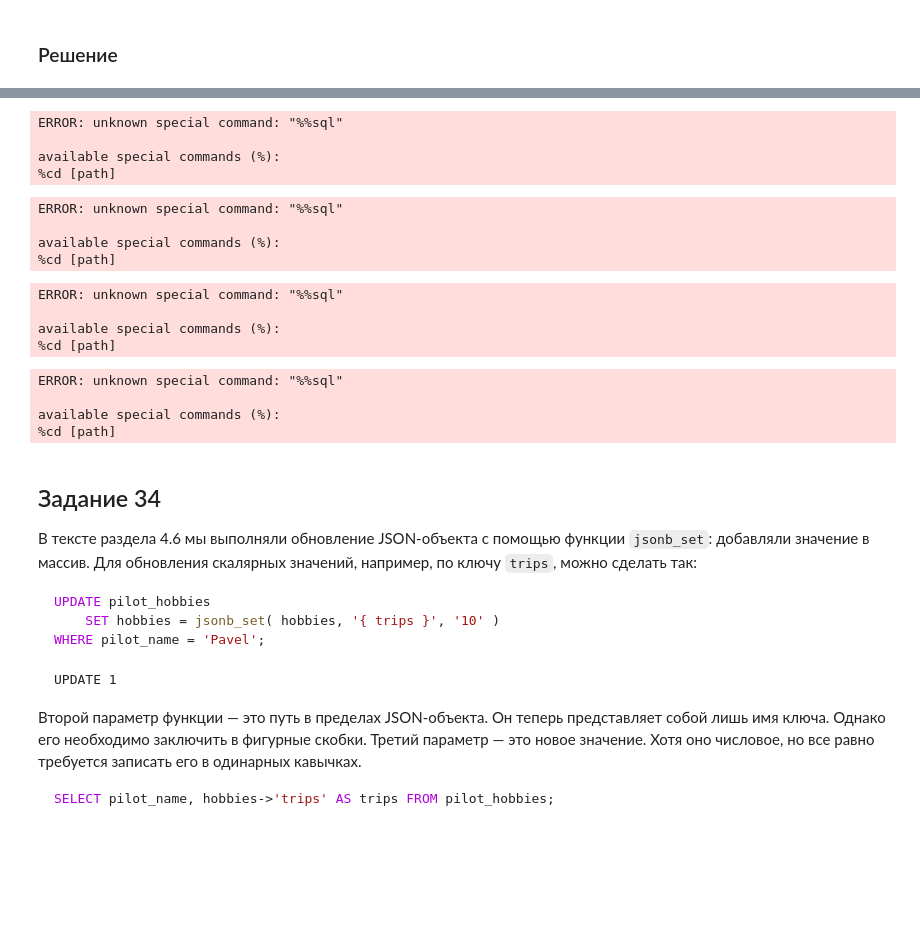
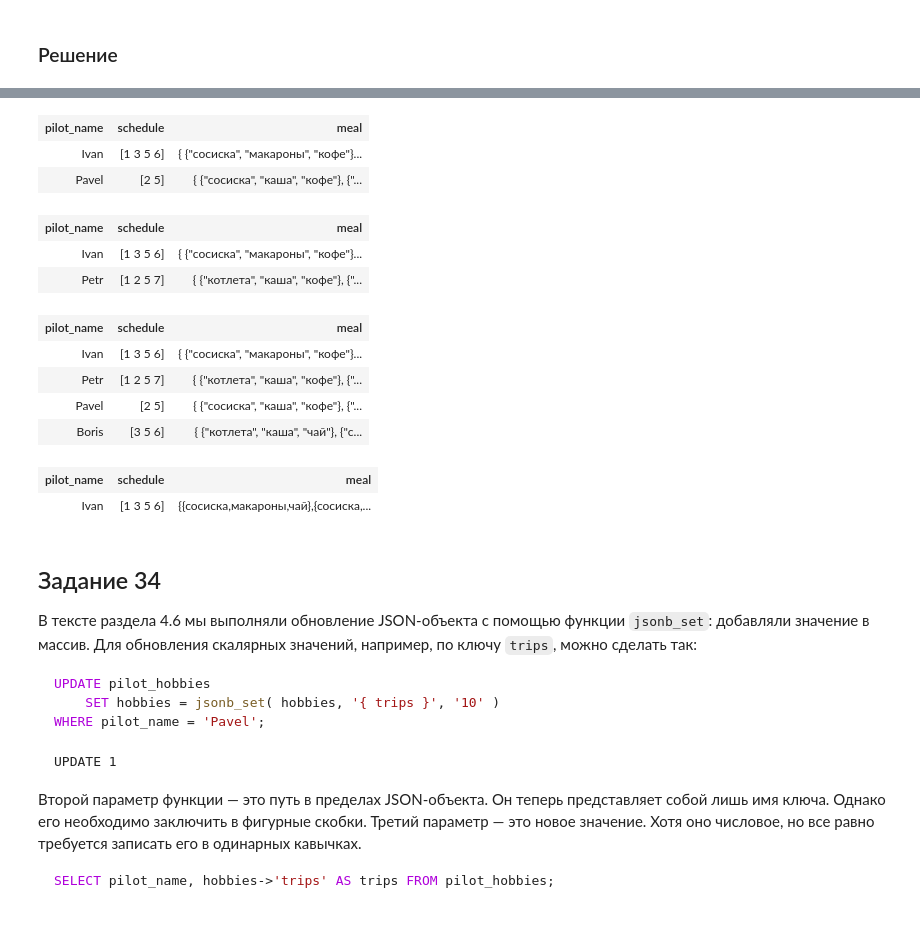
Before and after one commit to vowatchka/postgres_basic, a Jupyter notebook: practices/4_postgres_datatypes/gorm.ipynb, the cells around one changed output, grey strips where cells are left out. Drawn from its saved outputs; the diff is of its cells as text; code cells hidden in the pictures; blank space fills up the shorter version.

```diff
--- a/practices/4_postgres_datatypes/gorm.ipynb
+++ b/practices/4_postgres_datatypes/gorm.ipynb
@@ -3347,41 +3537,43 @@ available special commands (%):
 # %%
-%%sql
-SELECT * FROM pilots WHERE meal[2][2] = 'макароны';
+db.Table(tableName).Where(`(meal::text[][])[2][2] = 'макароны'`).Find(&pilots)
+
+html, _ := table.Table(&pilots, colNames)
+display.HTML(html)
 # %% [output]
-ERROR: unknown special command: "%%sql"
-
-available special commands (%):
-%cd [path]
+| pilot_name | schedule | meal |
+| Ivan | [1 3 5 6] | { {"сосиска", "макароны", "кофе"}... |
+| Pavel | [2 5] | { {"сосиска", "каша", "кофе"}, {"... |
 # %%
-%%sql
-SELECT * FROM pilots WHERE meal[4][2] = 'каша';
+db.Table(tableName).Where(`(meal::text[][])[4][2] = 'каша'`).Find(&pilots)
+
+html, _ := table.Table(&pilots, colNames)
+display.HTML(html)
 # %% [output]
-ERROR: unknown special command: "%%sql"
-
-available special commands (%):
-%cd [path]
+| pilot_name | schedule | meal |
+| Ivan | [1 3 5 6] | { {"сосиска", "макароны", "кофе"}... |
+| Petr | [1 2 5 7] | { {"котлета", "каша", "кофе"}, {"... |
 # %%
-%%sql
-SELECT * FROM pilots WHERE meal @> '{ {"сосиска", "каша", "кофе"} }'::text[][];
+db.Table(tableName).Where(`meal::text[][] @> '{ {"сосиска", "каша", "кофе"} }'`).Find(&pilots)
+
+html, _ := table.Table(&pilots, colNames)
+display.HTML(html)
 # %% [output]
-ERROR: unknown special command: "%%sql"
-
-available special commands (%):
-%cd [path]
+| pilot_name | schedule | meal |
+| Ivan | [1 3 5 6] | { {"сосиска", "макароны", "кофе"}... |
+| Petr | [1 2 5 7] | { {"котлета", "каша", "кофе"}, {"... |
+| Pavel | [2 5] | { {"сосиска", "каша", "кофе"}, {"... |
+| Boris | [3 5 6] | { {"котлета", "каша", "чай"}, {"с... |
 # %%
-%%sql
-UPDATE pilots
-SET
-    meal = array_replace(meal, 'кофе'::text, 'чай'::text)
-WHERE
-    pilot_name = 'Ivan';
+predicate := &Pilot{PilotName: "Ivan"}
 
-SELECT * FROM pilots WHERE pilot_name = 'Ivan';
+db.Table(tableName).Where(predicate).Update("meal", gorm.Expr(`array_replace(meal::text[][], 'кофе'::text, 'чай'::text)`))
+db.Table(tableName).Where(predicate).Find(&pilots)
+
+html, _ := table.Table(&pilots, colNames)
+display.HTML(html)
 # %% [output]
-ERROR: unknown special command: "%%sql"
-
-available special commands (%):
-%cd [path]
+| pilot_name | schedule | meal |
+| Ivan | [1 3 5 6] | {{сосиска,макароны,чай},{сосиска,... |
 # %% [markdown]
 ## Задание 34
 
```
Also changed, not shown: parts of 18 cells of this notebook, 1 other file.
